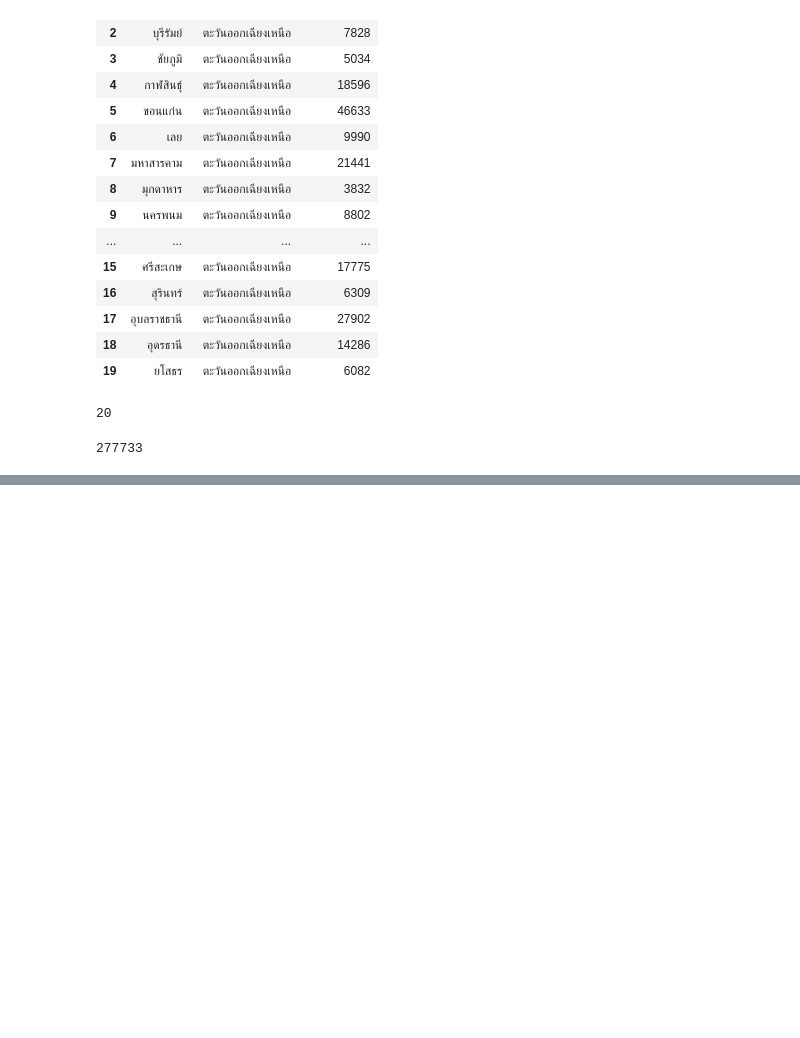
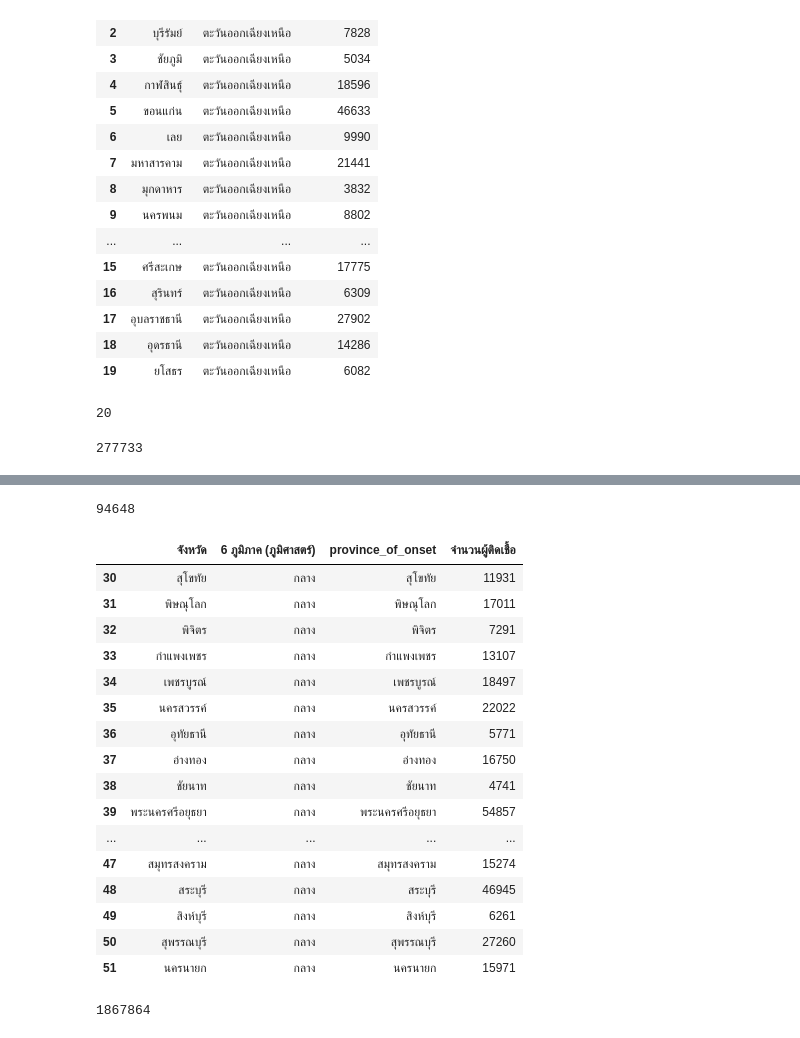
Before and after one commit to Chanunchida-May/data_viz_2022, a Jupyter notebook: ProjectDashBoard.ipynb, the cells around one changed output, grey strips where cells are left out. Drawn from its saved outputs; the diff is of its cells as text; code cells hidden in the pictures; blank space fills up the shorter version.

```diff
--- a/ProjectDashBoard.ipynb
+++ b/ProjectDashBoard.ipynb
@@ -1011,0 +981,31 @@ geo_northeast2
+# %%
+geo_north = geo_north['จำนวนผู้ติดเชื้อ'].sum() #จำนวนผู้ติดเชื้อภาคเหนือ
+geo_north
+# %% [output]
+94648
+# %%
+geo_central =personalcovid_data[personalcovid_data['6 ภูมิภาค (ภูมิศาสตร์)']=='กลาง'] ## เลือกดูข้อมูลเฉพาะ ภาคกลาง ในคอลลัมน์ 6 ภูมิภาค (ภูมิศาสตร์)
+geo_central
+# %% [output]
+|  | จังหวัด | 6 ภูมิภาค (ภูมิศาสตร์) | province_of_onset | จำนวนผู้ติดเชื้อ |
+| 30 | สุโขทัย | กลาง | สุโขทัย | 11931 |
+| 31 | พิษณุโลก | กลาง | พิษณุโลก | 17011 |
+| 32 | พิจิตร | กลาง | พิจิตร | 7291 |
+| 33 | กำแพงเพชร | กลาง | กำแพงเพชร | 13107 |
+| 34 | เพชรบูรณ์ | กลาง | เพชรบูรณ์ | 18497 |
+| 35 | นครสวรรค์ | กลาง | นครสวรรค์ | 22022 |
+| 36 | อุทัยธานี | กลาง | อุทัยธานี | 5771 |
+| 37 | อ่างทอง | กลาง | อ่างทอง | 16750 |
+| 38 | ชัยนาท | กลาง | ชัยนาท | 4741 |
+| 39 | พระนครศรีอยุธยา | กลาง | พระนครศรีอยุธยา | 54857 |
+| ... | ... | ... | ... | ... |
+| 47 | สมุทรสงคราม | กลาง | สมุทรสงคราม | 15274 |
+| 48 | สระบุรี | กลาง | สระบุรี | 46945 |
+| 49 | สิงห์บุรี | กลาง | สิงห์บุรี | 6261 |
+| 50 | สุพรรณบุรี | กลาง | สุพรรณบุรี | 27260 |
+| 51 | นครนายก | กลาง | นครนายก | 15971 |
+# %%
+geo_central  = geo_central['จำนวนผู้ติดเชื้อ'].sum() #จำนวนผู้ติดเชื้อภาคกลาง
+geo_central
+# %% [output]
+1867864
```
Also changed, not shown: parts of 9 cells of this notebook.
